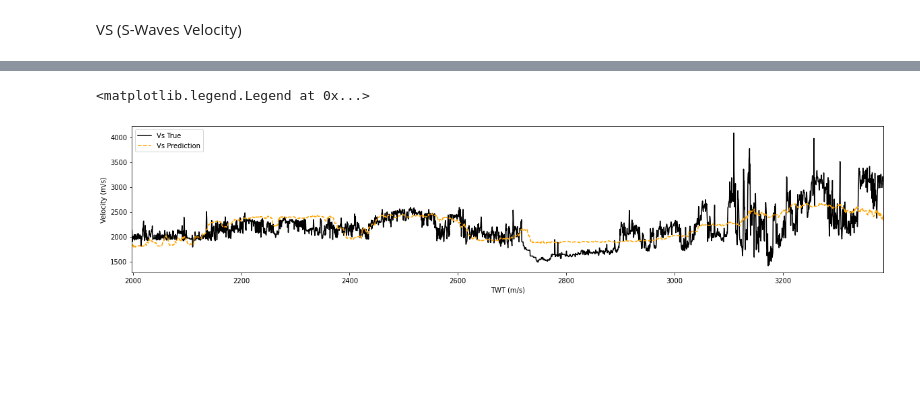
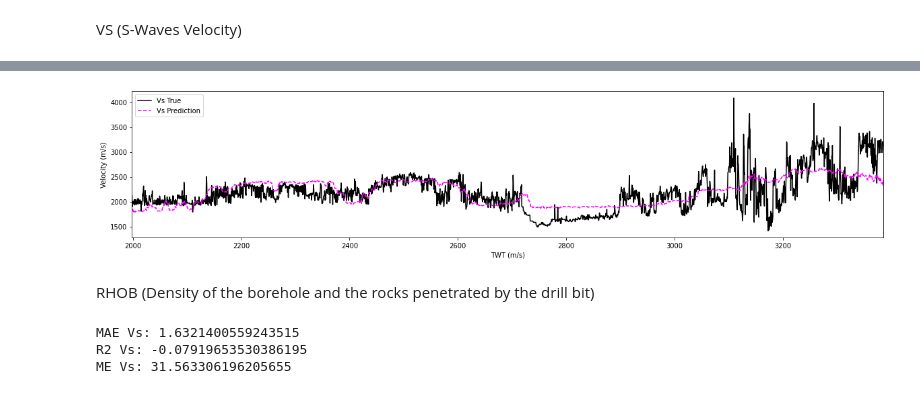
Before and after one commit to Dnbg1982/Oil-Gas-Projects, a Jupyter notebook: Exploration/Notebooks/Seismic_Inversion.ipynb, the cells around one changed output, grey strips where cells are left out. Cells and saved outputs as stored; diff of their text form; code cells hidden in the pictures; blank space fills up the shorter version.

```diff
--- a/Exploration/Notebooks/Seismic_Inversion.ipynb
+++ b/Exploration/Notebooks/Seismic_Inversion.ipynb
@@ -425,12 +422,14 @@ ME Vs: 32.53345506452408
 # %%
+# Plotting and Compare
 plt.figure(figsize = (20,4))
 plt.plot(well_27['twt'], Y_valid[['vs']].values, color='black' ,label = "Vs True")
-plt.plot(well_27['twt'], predict_vs_inv, "--", color="orange", label = "Vs Prediction")
+plt.plot(well_27['twt'], predict_vs_inv, "--", color="magenta", label = "Vs Prediction")
 
 plt.xlim(min(well_27['twt']),max(well_27['twt']))
 plt.xlabel('TWT (m/s)')
 plt.ylabel("Velocity (m/s)")
-plt.legend()
+plt.legend();
 # %% [output]
-<matplotlib.legend.Legend at 0x...>
-[figure, old version]
+[figure, new version]
+# %% [markdown]
+RHOB (Density of the borehole and the rocks penetrated by the drill bit)
@@ -436,0 +446,9 @@ plt.legend()
+# %%
+# Evalutation Metrics
+print('MAE Vs:', mean_absolute_error(Y_valid_scaled_r, predict_rhob))
+print('R2 Vs:', r2_score(Y_valid_scaled_r, predict_rhob))
+print('ME Vs:', max_error(Y_valid_scaled_r, predict_rhob))
+# %% [output]
+MAE Vs: 1.6321400559243515
+R2 Vs: -0.07919653530386195
+ME Vs: 31.563306196205655
```
Also changed, not shown: parts of 12 cells of this notebook.
